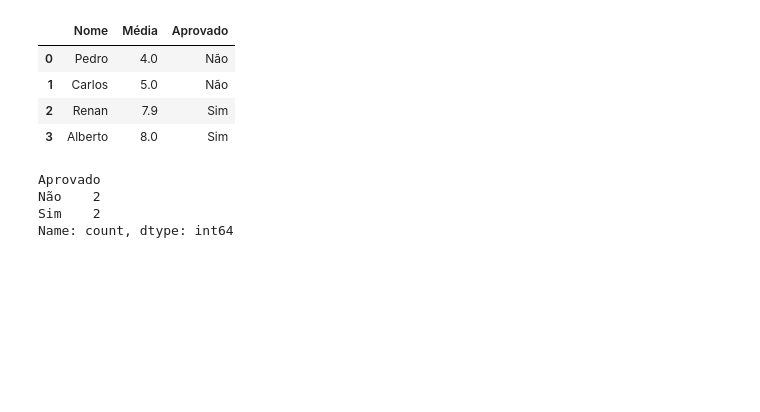
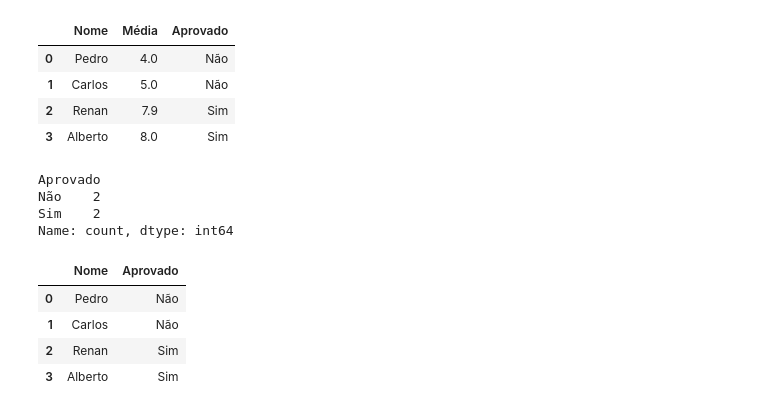
Before and after one commit to pachecowillians/machine-learning, a Jupyter notebook: pandas.ipynb, the cells around one changed output. Saved outputs shown, nothing was run; the diff lists cells and outputs as text; code cells hidden in the pictures; blank space fills up the shorter version.

```diff
--- a/pandas.ipynb
+++ b/pandas.ipynb
@@ -84,3 +84,11 @@ Aprovado
 Não    2
 Sim    2
 Name: count, dtype: int64
+# %%
+dataframe.drop('Nota', axis=1)
+# %% [output]
+|  | Nome | Aprovado |
+| 0 | Pedro | Não |
+| 1 | Carlos | Não |
+| 2 | Renan | Sim |
+| 3 | Alberto | Sim |
```
Also changed, not shown: parts of 3 cells of this notebook.
